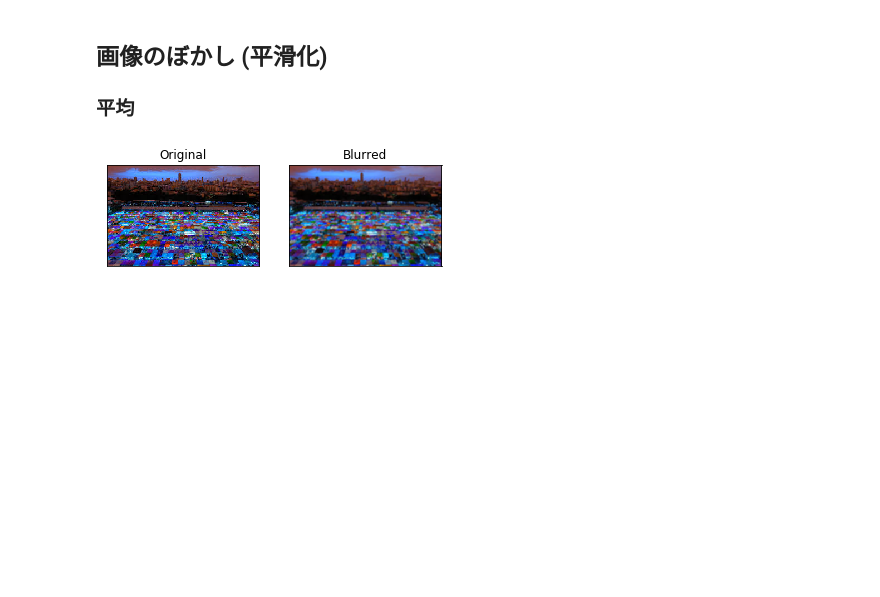
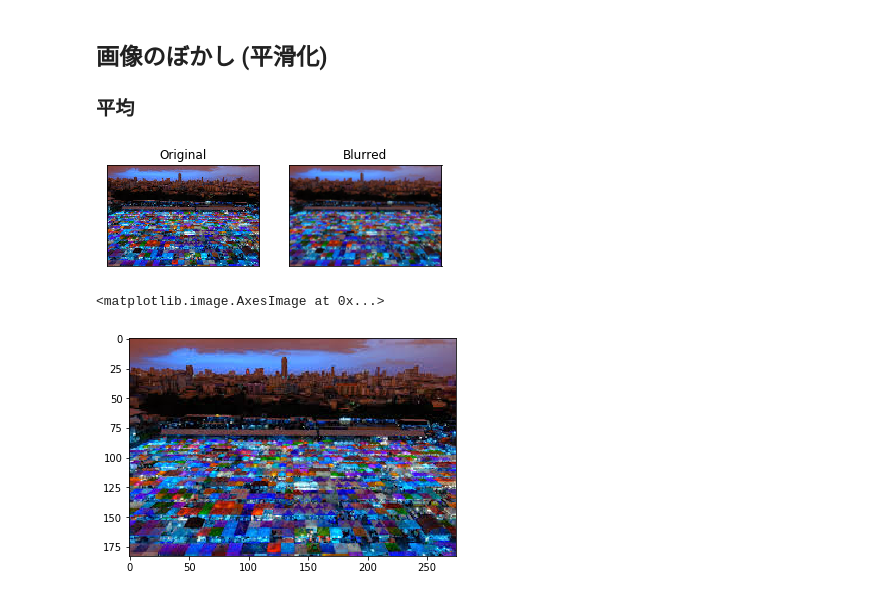
Before and after one commit to sanoyo/opencv-important, a Jupyter notebook: noise/heikatuka.ipynb, the cells around one changed output. Drawn from its saved outputs; the diff is of its cells as text; code cells hidden in the pictures; blank space fills up the shorter version.

Commit message:
Gaussian

```diff
--- a/noise/heikatuka.ipynb
+++ b/noise/heikatuka.ipynb
@@ -18,3 +18,12 @@ plt.xticks([]), plt.yticks([])
 plt.show()
 # %% [output]
 [figure]
+# %%
+img = cv2.imread('../images/sample2.jpeg')
+
+blur = cv2.GaussianBlur(img, (5, 5), 0)
+
+plt.imshow(img)
+# %% [output]
+<matplotlib.image.AxesImage at 0x...>
+[figure, added]
```
Also changed, not shown: parts of 2 cells of this notebook.
